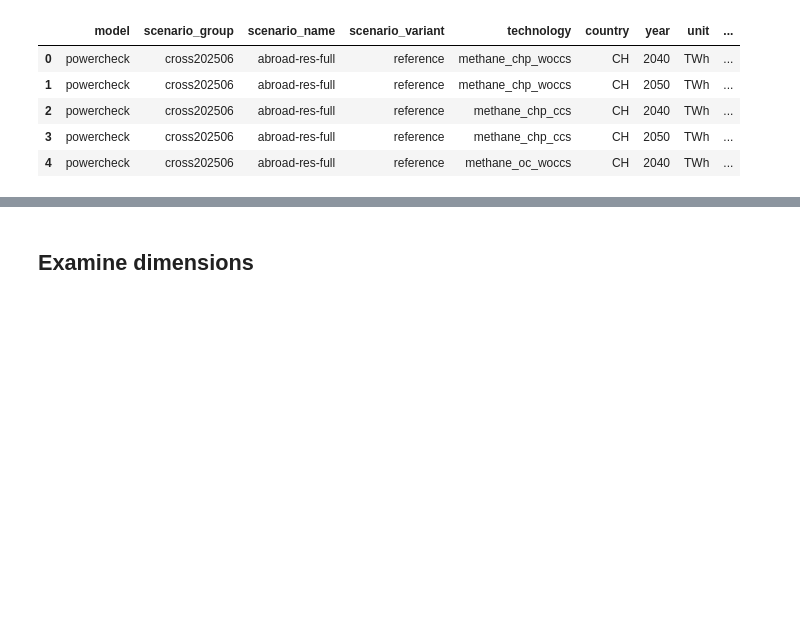
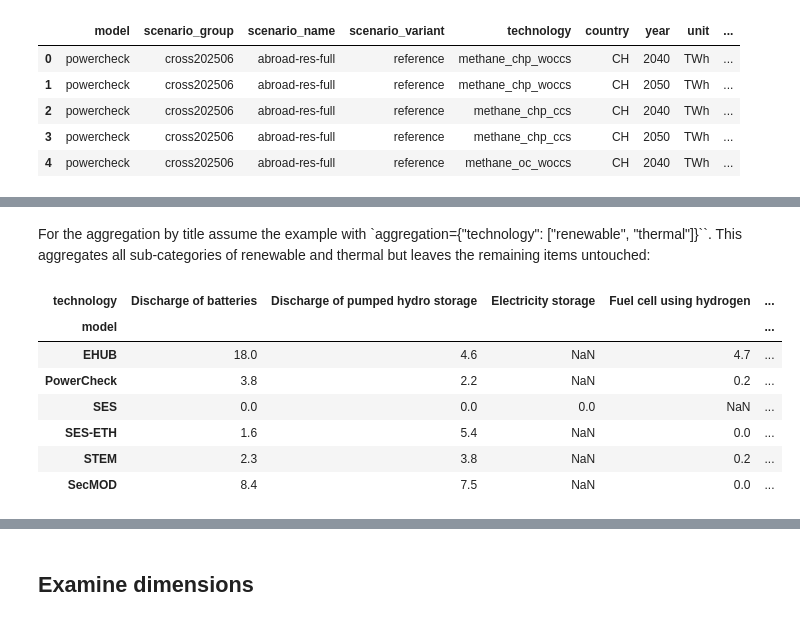
Before and after one commit to sweet-cross/crosscontract, a Jupyter notebook: notebooks/registry_tutorial.ipynb, the cells around one changed output, grey strips where cells are left out. Saved outputs shown, nothing was run; the diff lists cells and outputs as text; code cells hidden in the pictures; blank space fills up the shorter version.

```diff
--- a/notebooks/registry_tutorial.ipynb
+++ b/notebooks/registry_tutorial.ipynb
@@ -140,0 +145,20 @@ res_elec_supply.get_data(
+# %% [markdown]
+For the aggregation by title assume the example with `aggregation={"technology": ["renewable", "thermal"]}``. This
+aggregates all sub-categories of renewable and thermal but leaves the remaining items
+untouched:
+# %%
+res_elec_supply.get_data(
+    filters={"year": [2050], "scenario_variant": ["reference"]},
+    aggregation={"technology": ["renewable", "thermal"]},
+    use_titles=True,
+    columns=["model", "technology", "value"]
+).pivot_table(index="model", columns="technology", values="value").round(1)
+# %% [output]
+| technology | Discharge of batteries | Discharge of pumped hydro storage | Electricity storage | Fuel cell using hydrogen | ... |
+| model |  |  |  |  | ... |
+| EHUB | 18.0 | 4.6 | NaN | 4.7 | ... |
+| PowerCheck | 3.8 | 2.2 | NaN | 0.2 | ... |
+| SES | 0.0 | 0.0 | 0.0 | NaN | ... |
+| SES-ETH | 1.6 | 5.4 | NaN | 0.0 | ... |
+| STEM | 2.3 | 3.8 | NaN | 0.2 | ... |
+| SecMOD | 8.4 | 7.5 | NaN | 0.0 | ... |
```
Also changed, not shown: parts of 9 cells of this notebook, 1 other file.
